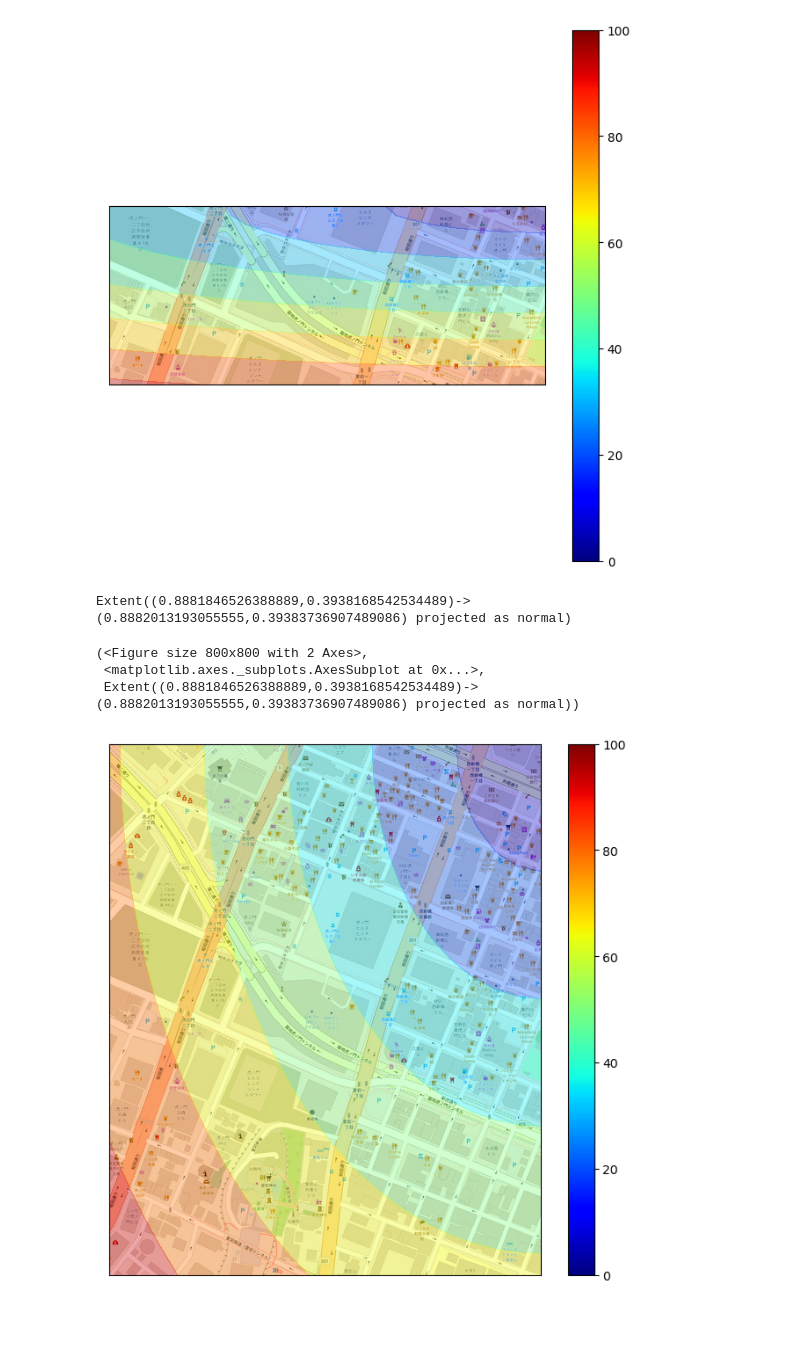
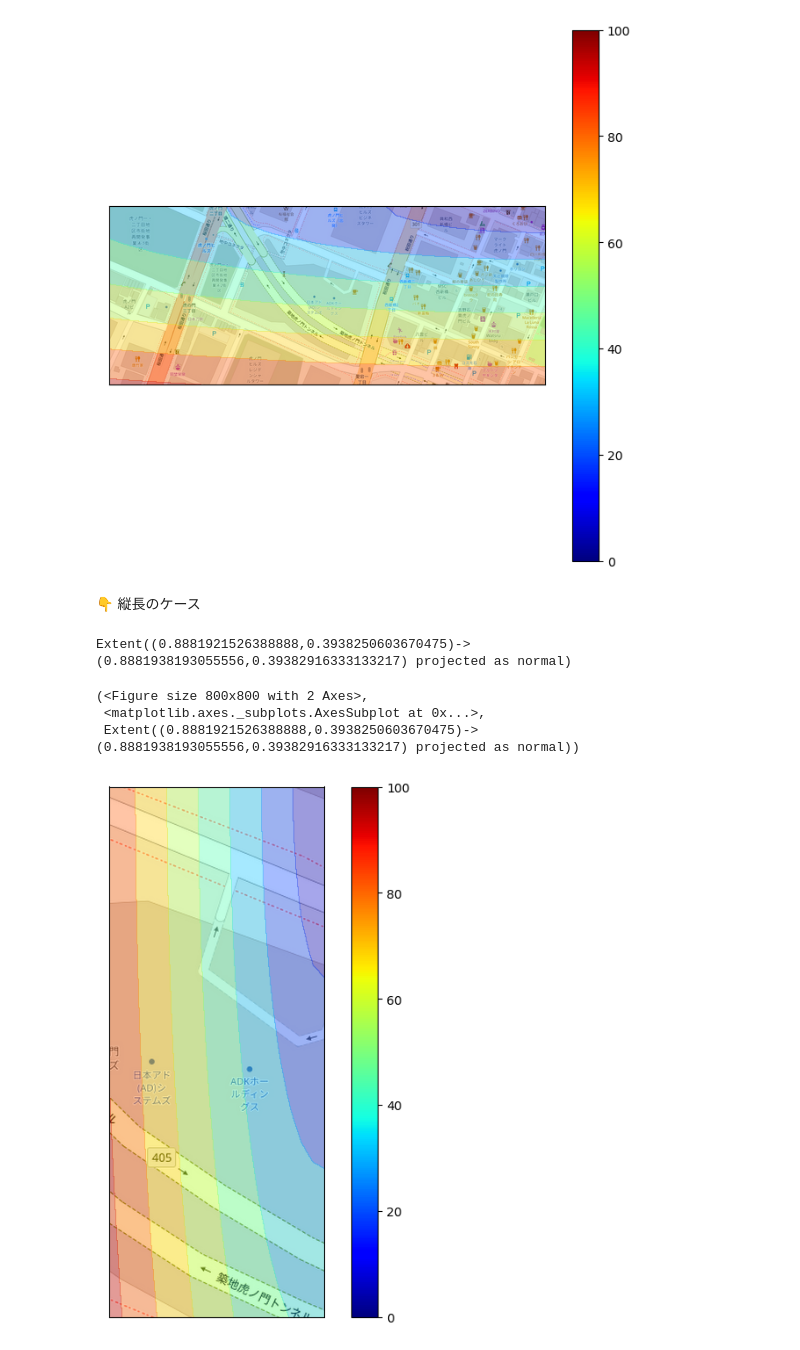
Before and after one commit to hotoku/samples, a Jupyter notebook: ipynotebook/tilemapbase/contour3.ipynb, the cells around one changed output. Cells and saved outputs as stored; diff of their text form; code cells hidden in the pictures; blank space fills up the shorter version.

```diff
--- a/ipynotebook/tilemapbase/contour3.ipynb
+++ b/ipynotebook/tilemapbase/contour3.ipynb
@@ -124,14 +127,16 @@ Extent((0.8881846526388889,0.3938236926985805)->(0.8882013193055555,0.3938305309
  <matplotlib.axes._subplots.AxesSubplot at 0x...>,
  Extent((0.8881846526388889,0.3938236926985805)->(0.8882013193055555,0.3938305309723888) projected as normal))
 [figure]
+# %% [markdown]
+👇 縦長のケース
 # %%
 center = (139.74947495, 35.66687568)
-width, height = 0.003, 0.003
+width, height = 0.0003, 0.0006
 area = (center[0]-width, center[0]+width, center[1]-height, center[1]+height)
 doit((area))
 # %% [output]
-Extent((0.8881846526388889,0.3938168542534489)->(0.8882013193055555,0.39383736907489086) projected as normal)
+Extent((0.8881921526388888,0.3938250603670475)->(0.8881938193055556,0.39382916333133217) projected as normal)
 (<Figure size 800x800 with 2 Axes>,
  <matplotlib.axes._subplots.AxesSubplot at 0x...>,
- Extent((0.8881846526388889,0.3938168542534489)->(0.8882013193055555,0.39383736907489086) projected as normal))
+ Extent((0.8881921526388888,0.3938250603670475)->(0.8881938193055556,0.39382916333133217) projected as normal))
-[figure, old version]
+[figure, new version]
```
Also changed, not shown: parts of 1 cell of this notebook.
